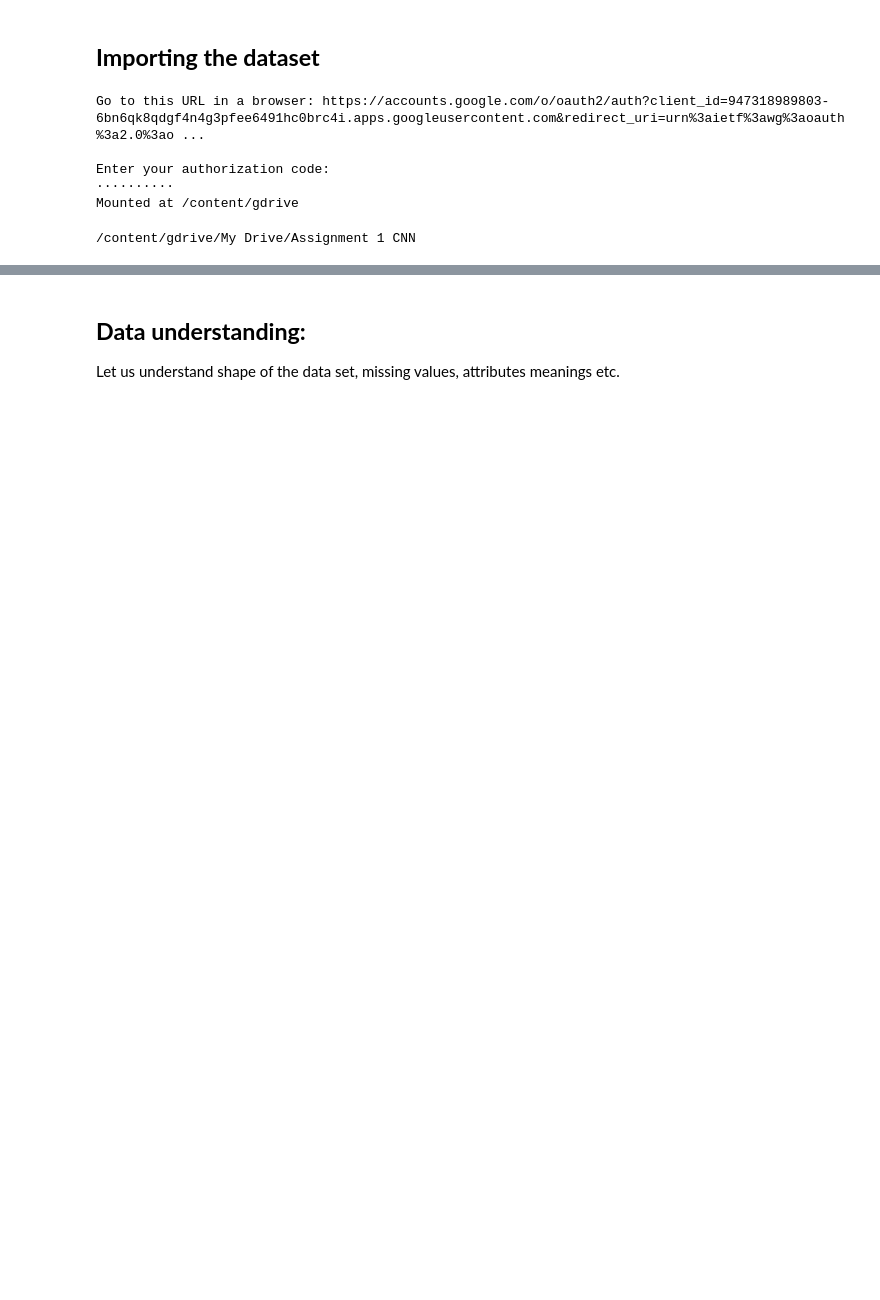
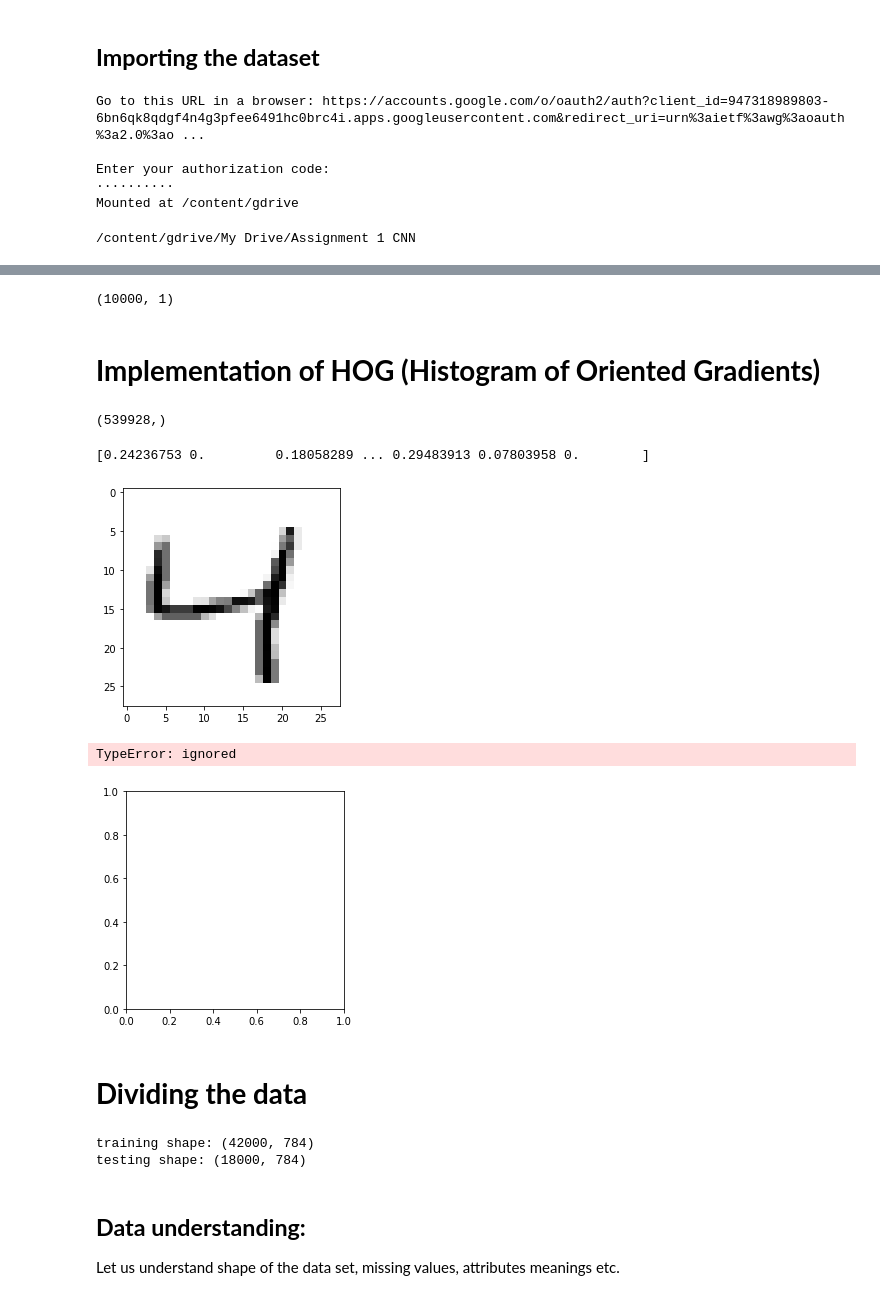
Before and after one commit to lagos-a1/Assignment-1-CNN, a Jupyter notebook: Untitled14.ipynb, the cells around one changed output, grey strips where cells are left out. Saved outputs shown, nothing was run; the diff lists cells and outputs as text; code cells hidden in the pictures; blank space fills up the shorter version.

```diff
--- a/Untitled14.ipynb
+++ b/Untitled14.ipynb
@@ -41,0 +173,33 @@ train_Data = pd.read_csv('train.csv')
+# %%
+test_labels.shape
+# %% [output]
+(10000, 1)
+# %% [markdown]
+# **Implementation of HOG (Histogram of Oriented Gradients)**
+# %%
+imageHOG = data_train_1
+fd, hog_image = hog(imageHOG, orientations=9, pixels_per_cell=(8, 8),
+                    cells_per_block=(2, 2), visualize=True, multichannel=True)
+fd.shape
+# %% [output]
+(539928,)
+# %%
+print(fd)
+# %% [output]
+[0.24236753 0.         0.18058289 ... 0.29483913 0.07803958 0.        ]
+# %%
+
+original_image = np.asarray(data_train[2].reshape((28,28)))
+plt.imshow(original_image, cmap='Greys')
+plt.show()
+
+# Rescale histogram for better display
+hog_image_rescaled = exposure.rescale_intensity(hog_image[2,0], in_range=(0, 10))
+plt.imshow(hog_image_rescaled, cmap=plt.cm.gray)
+plt.show()
+# %% [output]
+[figure, added]
+TypeError: ignored
+[figure, added]
+# %% [markdown]
+# **Dividing the data**
@@ -42,3 +209,17 @@ train_Data = pd.read_csv('train.csv')
+# %%
+# Partition the data in 70/30
+
+# X = data
+# y = labels
+
+X_train, X_test, y_train, y_test = train_test_split(
+    X, y, test_size=0.3, random_state=4)
+
+print('training shape: {}'.format(X_train.shape))
+print('testing shape: {}'.format(X_test.shape))
+# %% [output]
+training shape: (42000, 784)
+testing shape: (18000, 784)
 # %% [markdown]
 ## **Data understanding:**
 Let us understand shape of the data set, missing values, attributes meanings etc.
```
Also changed, not shown: parts of 36 cells of this notebook.
